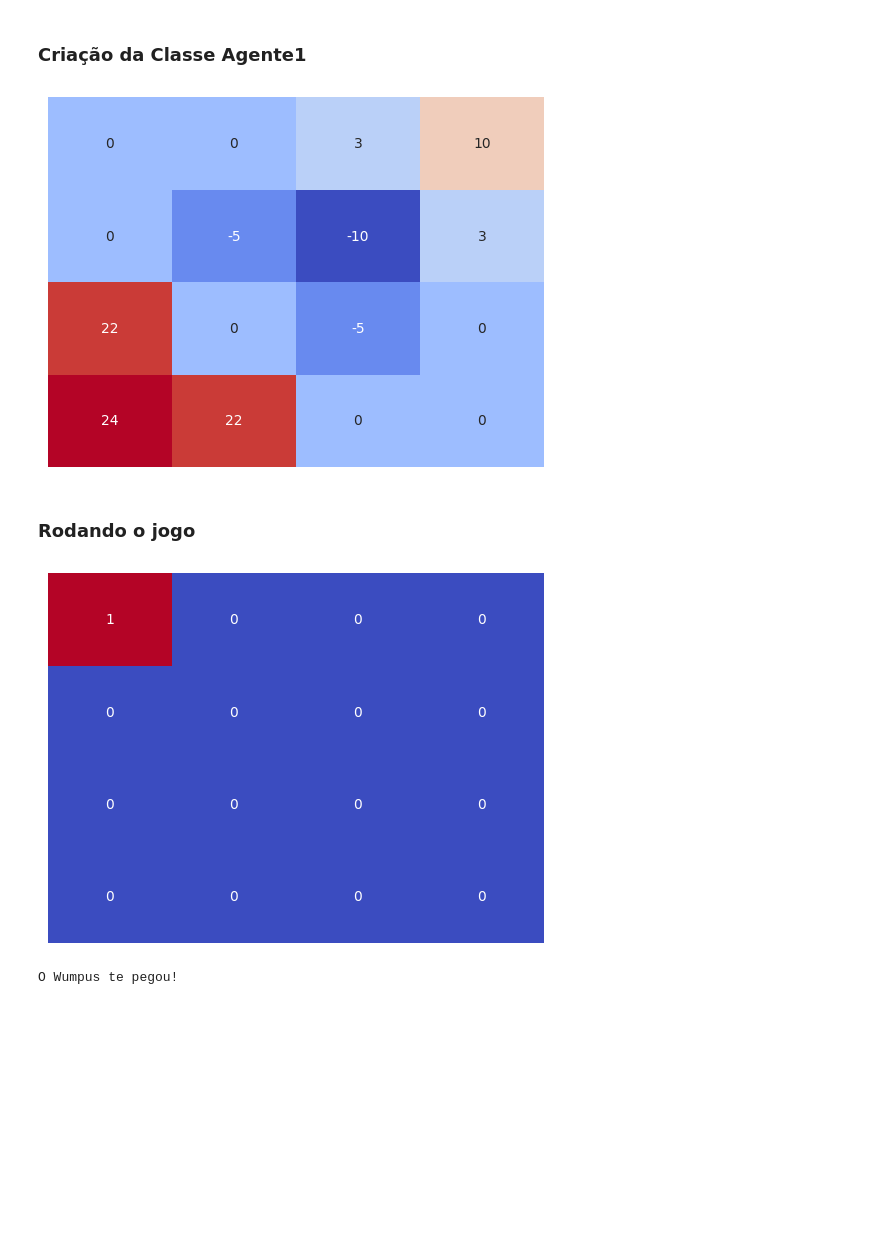
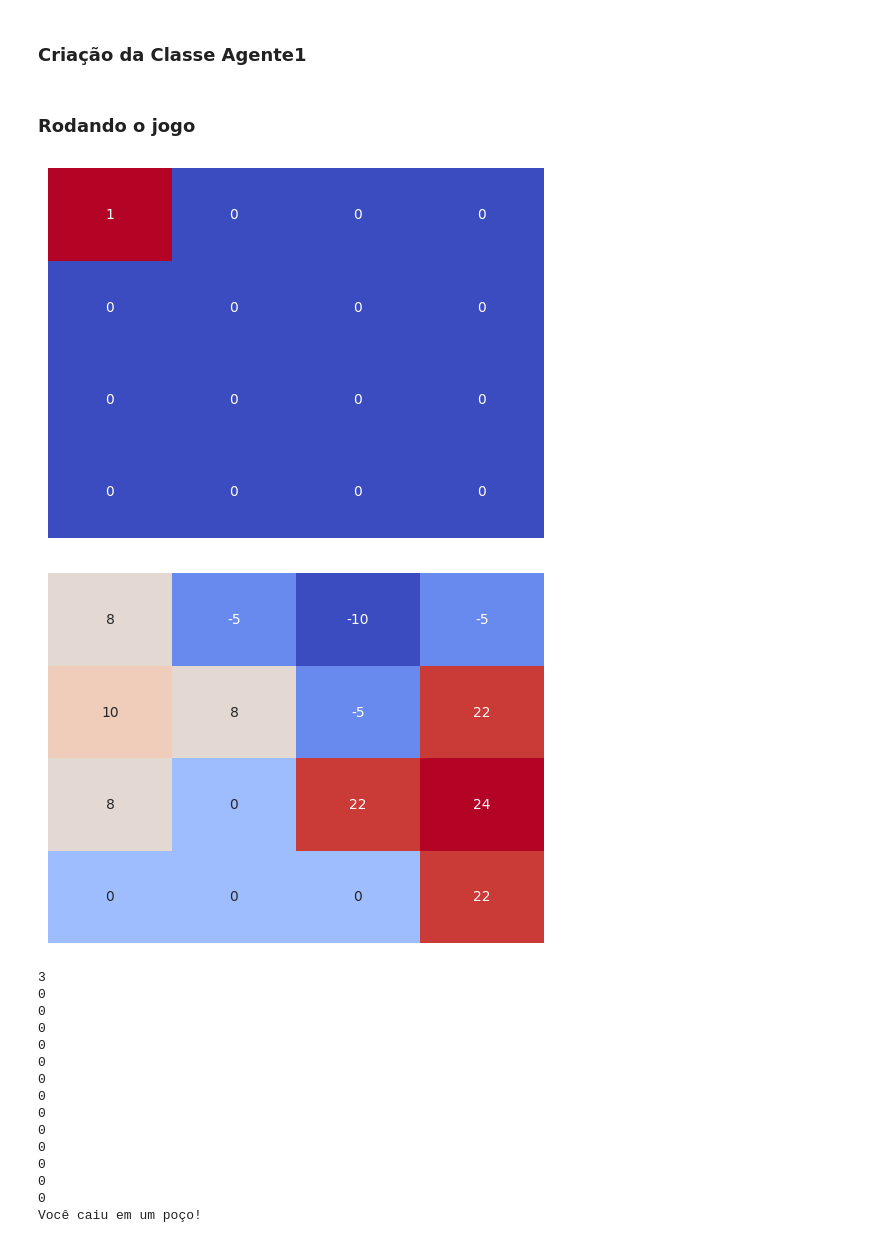
Before and after one commit to lucassilvaalmeida/Mundo-de-Wumpus---PPCA, a Jupyter notebook: Wumpus_v1.ipynb, the cells around one changed output. Saved outputs shown, nothing was run; the diff lists cells and outputs as text; code cells hidden in the pictures; blank space fills up the shorter version.

```diff
--- a/Wumpus_v1.ipynb
+++ b/Wumpus_v1.ipynb
@@ -721,21 +923,43 @@ class Agente1:
-# %%
-mundo = Mundo(4)
-mundo.apresentar()
-# %% [output]
-[figure, removed]
 # %% [markdown]
 ### Rodando o jogo
 # %%
+mundo = Mundo(4)
+mundo.criar_mundo()
 agente = Agente1(mundo.get_matriz_mundo()) # Cria uma classe agente utlizando o mundo que foi criado
 agente.apresentar() # Esse métod apresenta um mundo do mesmo tamanhao do mundo real que foi passado para classe e posicionar o agente (valor 1), na casa (0,0)
+mundo.apresentar() # Apresenta o mundo criado
+
 
 gameover = 0
 while(gameover == 0):
-  agente.andar(agente.pensar_aletorio())
+  direcao, direcao_fecha = agente.pensar()
+  print(direcao_fecha)
+  agente.andar(direcao)
+  acertou_wumpus = agente.atirar_fecha(direcao_fecha)
+
+  if(acertou_wumpus == 1):
+    mundo.criar_mundo(0)
+    agente.mudar_mundo(mundo.get_matriz_mundo())
+
   gameover = agente.gameover()
 # %% [output]
 [figure]
+[figure, added]
-O Wumpus te pegou!
+3
+0
+0
+0
+0
+0
+0
+0
+0
+0
+0
+0
+0
+0
+Você caiu em um poço!
 # %%
 agente.apresentar()
 # %% [output]
```
Also changed, not shown: parts of 5 cells of this notebook.
